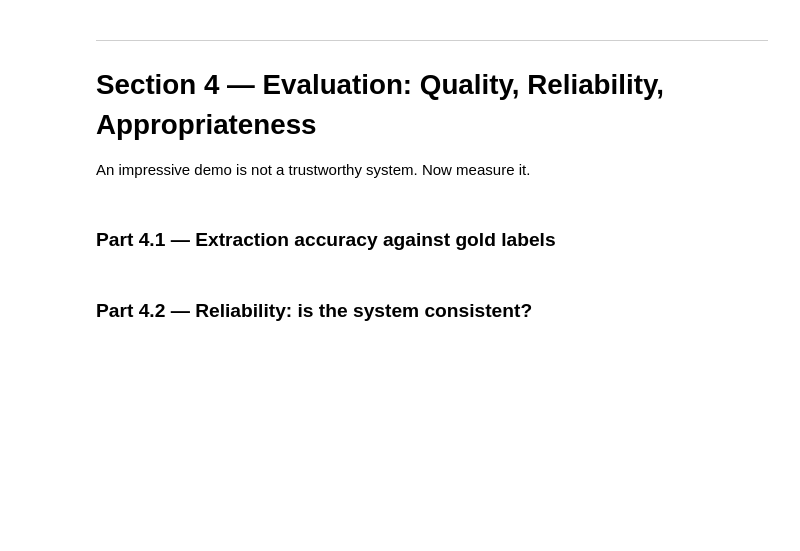
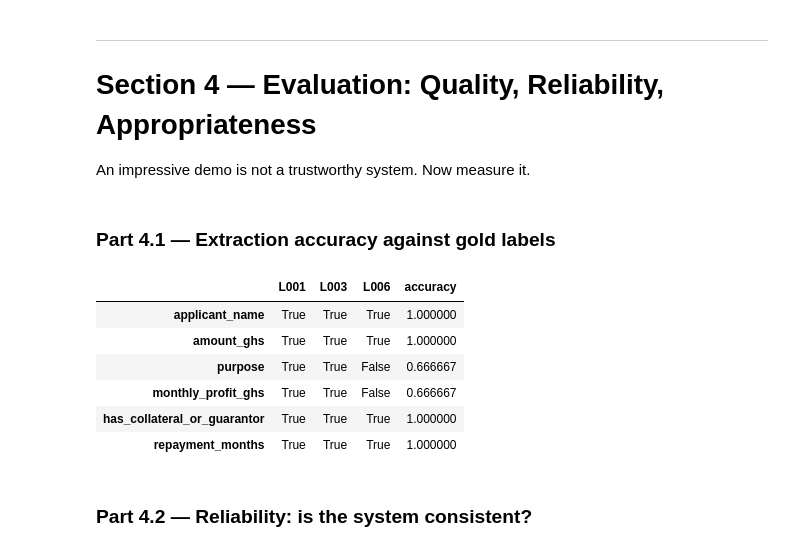
Before and after one commit to hlodze/lab-4-llm-decision-support, a Jupyter notebook: lab_4.ipynb, the cells around one changed output. Drawn from its saved outputs; the diff is of its cells as text; code cells hidden in the pictures; blank space fills up the shorter version.

```diff
--- a/lab_4.ipynb
+++ b/lab_4.ipynb
@@ -548,3 +542,52 @@ An impressive demo is not a trustworthy system. Now measure it.
+# %%
+# TODO: For the three letters in GOLD, compare your extracted DataFrame to the gold values
+#   field by field. Compute per-field accuracy across the three letters
+#   (name matching can be case-insensitive; numbers must match exactly).
+fields_to_check = [
+    "applicant_name",
+    "amount_ghs",
+    "purpose",
+    "monthly_profit_ghs",
+    "has_collateral_or_guarantor",
+    "repayment_months",
+]
+
+
+def values_match(field, pred, gold):
+    if gold is None:
+        return pred is None
+    if field == "applicant_name" and isinstance(pred, str) and isinstance(gold, str):
+        return pred.strip().lower() == gold.strip().lower()
+    if field == "purpose":
+        # purpose is free text — treat as correct if the gold keywords all appear
+        if not isinstance(pred, str):
+            return False
+        pred_l = pred.lower()
+        return (
+            all(w in pred_l for w in gold.lower().split() if len(w) > 3)
+            or pred_l.strip() == gold.lower().strip()
+        )
+    return pred == gold
+
+
+# TODO: Display a small table: rows = fields, columns = L001 / L003 / L006 / accuracy.
+
+table = {}
+for lid, gold in GOLD.items():
+    pred = extraction_df.loc[lid].to_dict() if lid in extraction_df.index else {}
+    table[lid] = {f: values_match(f, pred.get(f), gold[f]) for f in fields_to_check}
+
+acc_df = pd.DataFrame(table)
+acc_df["accuracy"] = acc_df.mean(axis=1)
+acc_df
+# %% [output]
+|  | L001 | L003 | L006 | accuracy |
+| applicant_name | True | True | True | 1.000000 |
+| amount_ghs | True | True | True | 1.000000 |
+| purpose | True | True | False | 0.666667 |
+| monthly_profit_ghs | True | True | False | 0.666667 |
+| has_collateral_or_guarantor | True | True | True | 1.000000 |
+| repayment_months | True | True | True | 1.000000 |
 # %% [markdown]
 ### Part 4.2 — Reliability: is the system consistent?
 # %%
```
Also changed, not shown: parts of 2 cells of this notebook.
